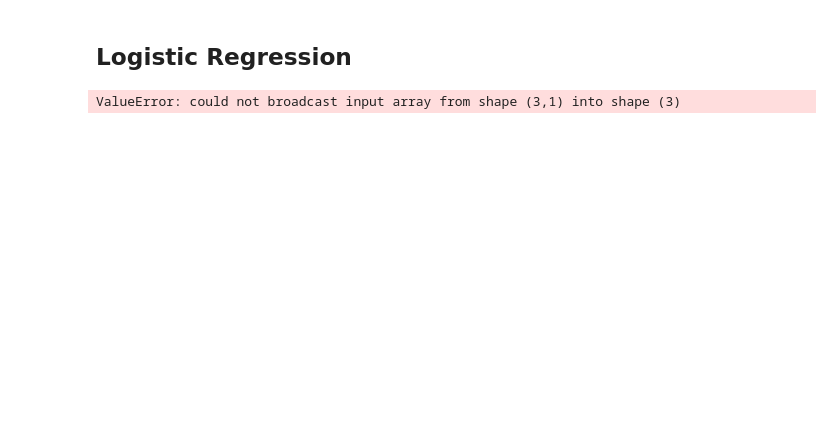
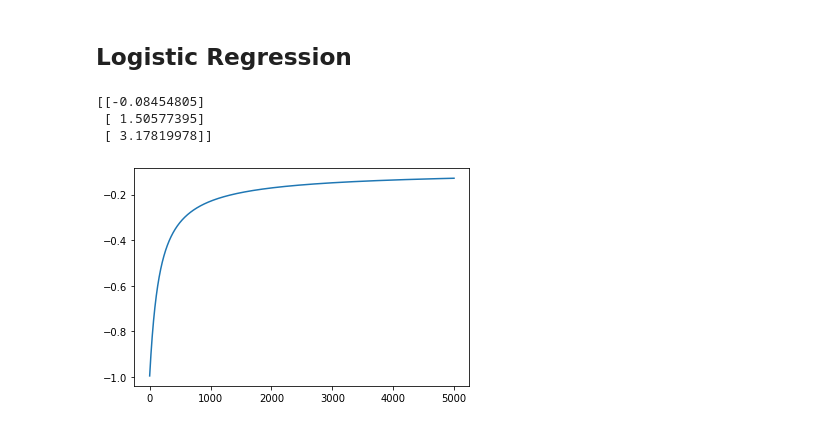
Before and after one commit to prakhar154/Regression, a Jupyter notebook: logistic_regression/logistic regression.ipynb, the cells around one changed output. Saved outputs shown, nothing was run; the diff lists cells and outputs as text; code cells hidden in the pictures; blank space fills up the shorter version.

```diff
--- a/logistic_regression/logistic regression.ipynb
+++ b/logistic_regression/logistic regression.ipynb
@@ -112,8 +111,8 @@ def get_grad(x, y, theta):
 
     for i in range(m):
         hy = hypothesis(x[i], theta)
-        x[i] = x[i].reshape((-1, 1))
-        grad += (y[i] - hy)*x[i]
+        x_ = x[i].reshape((-1, 1))
+        grad += (y[i] - hy)*x_
 
     return grad/m
 # %%
@@ -123,7 +122,7 @@ def gradient(x, y, learining_rate = .01):
 
     err_list = []
 
-    for i in range(300):
+    for i in range(5000):
         theta = theta + learining_rate*get_grad(x, y, theta)
         e = error(x, y, theta)
         err_list.append(e)
@@ -133,4 +132,11 @@ def gradient(x, y, learining_rate = .01):
 ftheta, error = gradient(x_train, y_train)
 print(ftheta)
 # %% [output]
-ValueError: could not broadcast input array from shape (3,1) into shape (3)
+[[-0.08454805]
+ [ 1.50577395]
+ [ 3.17819978]]
+# %%
+plt.plot(error)
+plt.show()
+# %% [output]
+[figure, added]
```
Also changed, not shown: parts of 5 cells of this notebook, 1 other file.
